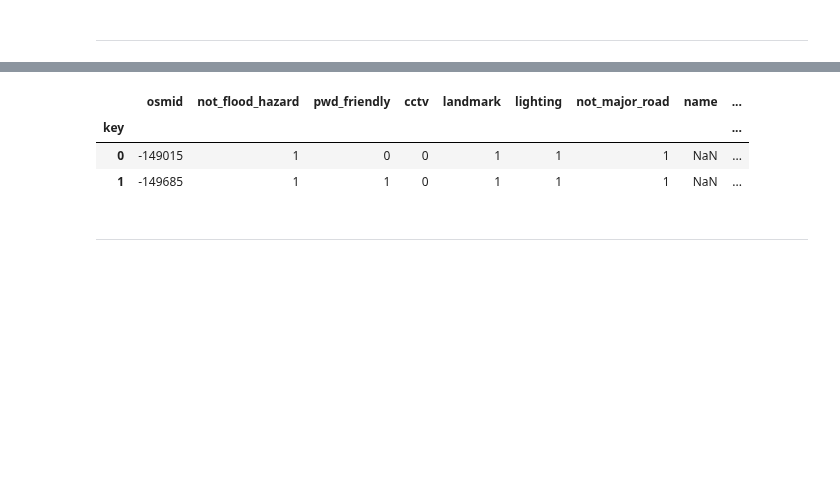
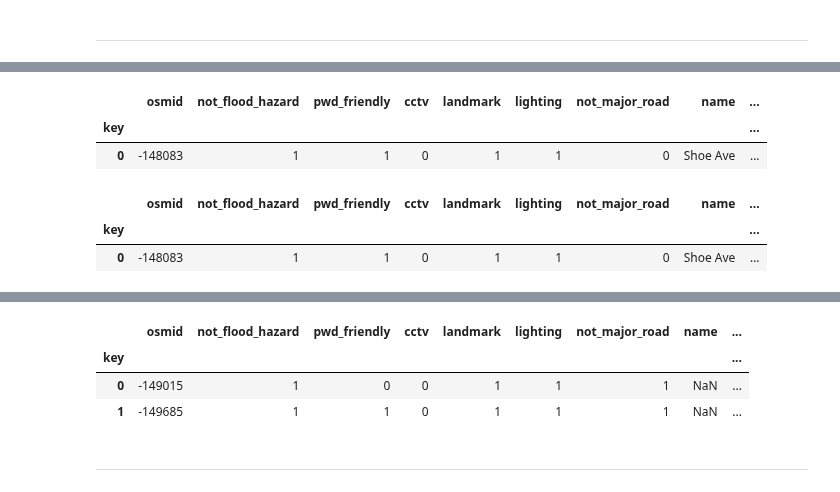
Before and after one commit to spider4929/Pathfinder_API, a Jupyter notebook: test_2.ipynb, the cells around one changed output, grey strips where cells are left out. Drawn from its saved outputs; the diff is of its cells as text; code cells hidden in the pictures; blank space fills up the shorter version.

```diff
--- a/test_2.ipynb
+++ b/test_2.ipynb
@@ -460,0 +468,6 @@ nearest_edges
+# %%
+edges.loc[(-243422, -245302)]
+# %% [output]
+|  | osmid | not_flood_hazard | pwd_friendly | cctv | landmark | lighting | not_major_road | name | ... |
+| key |  |  |  |  |  |  |  |  | ... |
+| 0 | -148083 | 1 | 1 | 0 | 1 | 1 | 0 | Shoe Ave | ... |
@@ -461,3 +490,9 @@ nearest_edges
+# %%
+edges.loc[(-243422, -245302)]
+# %% [output]
+|  | osmid | not_flood_hazard | pwd_friendly | cctv | landmark | lighting | not_major_road | name | ... |
+| key |  |  |  |  |  |  |  |  | ... |
+| 0 | -148083 | 1 | 1 | 0 | 1 | 1 | 0 | Shoe Ave | ... |
 # %%
 reports[0]['category']
 # %% [output]
```
Also changed, not shown: parts of 10 cells of this notebook, 3 other files.
